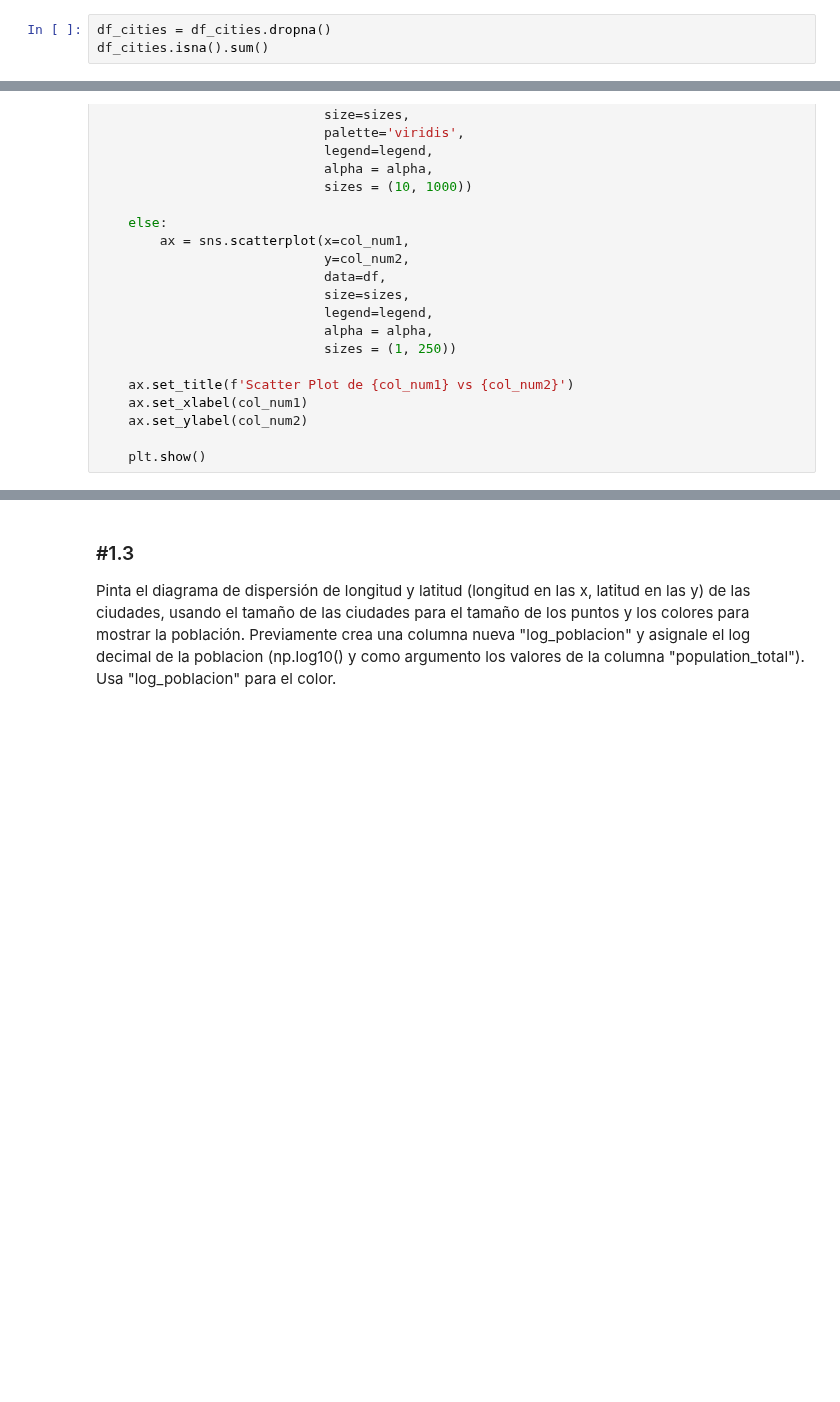
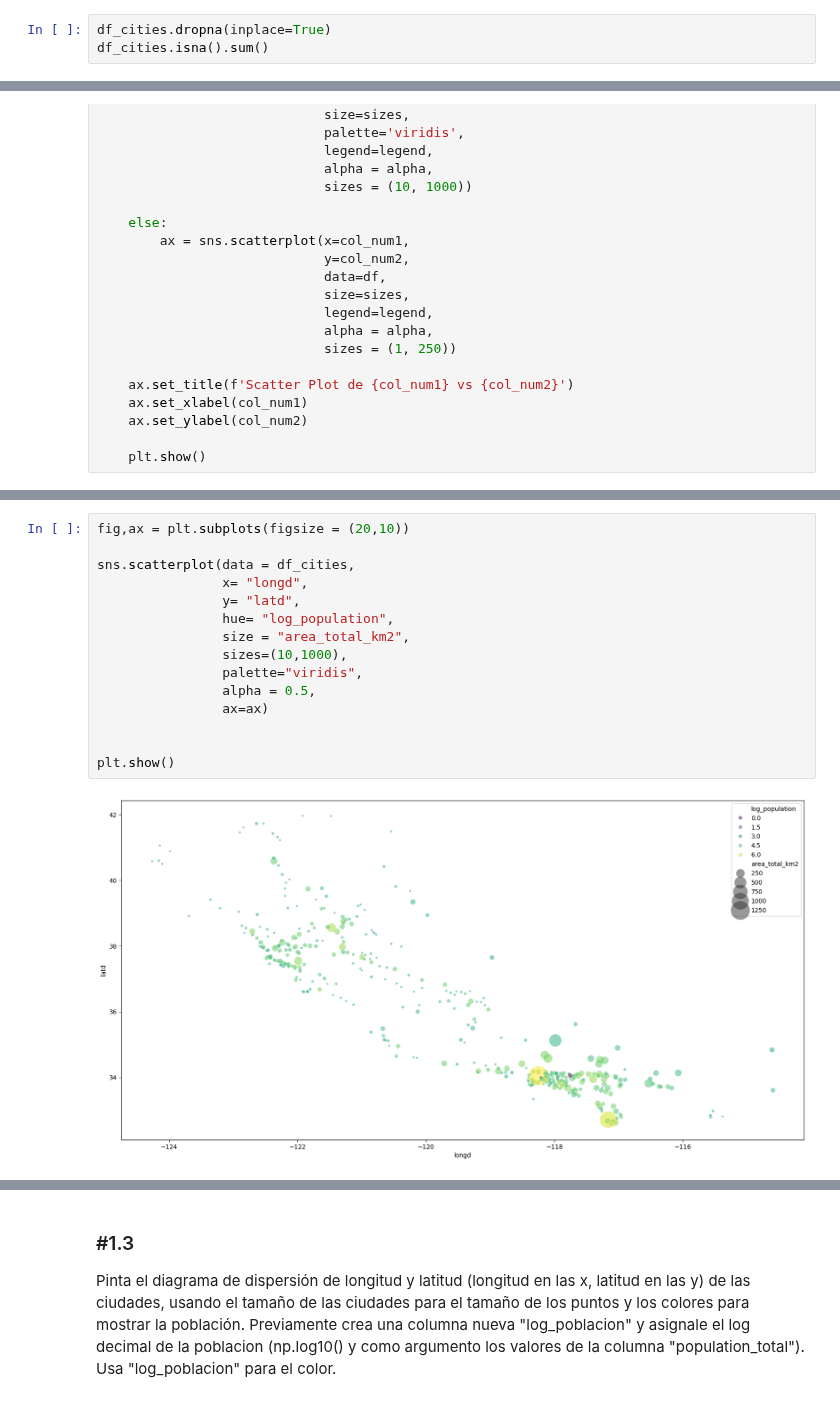
Before and after one commit to rafaneda7/ONLINE_DS_THEBRIDGE_RAFAELNEDA, a Jupyter notebook: 03 - Analisis de Datos/Sprint 8 - Visualización y Presentación/Unidad 2/Practica Obligatoria S8U2/18_Practica_Obligatoria_Visualizacion_Presentacion - LR.ipynb, the cells around one changed output, grey strips where cells are left out. Cells and saved outputs as stored; diff of their text form; blank space fills up the shorter version.

```diff
--- a/03 - Analisis de Datos/Sprint 8 - Visualización y Presentación/Unidad 2/Practica Obligatoria S8U2/18_Practica_Obligatoria_Visualizacion_Presentacion - LR.ipynb
+++ b/03 - Analisis de Datos/Sprint 8 - Visualización y Presentación/Unidad 2/Practica Obligatoria S8U2/18_Practica_Obligatoria_Visualizacion_Presentacion - LR.ipynb
@@ -44,7 +44,7 @@ Data columns (total 14 columns):
 dtypes: float64(11), int64(2), object(1)
 memory usage: 52.8+ KB
 # %%
-df_cities = df_cities.dropna()
+df_cities.dropna(inplace=True)
 df_cities.isna().sum()
 # %% [output]
 Unnamed: 0            0
@@ -124,0 +179,17 @@ def plot_scatter_4var(df, col_num1, col_num2, col_color=None, size_col=20, scale
+# %%
+fig,ax = plt.subplots(figsize = (20,10))
+
+sns.scatterplot(data = df_cities,
+                x= "longd",
+                y= "latd",
+                hue= "log_population",
+                size = "area_total_km2",
+                sizes=(10,1000),
+                palette="viridis",
+                alpha = 0.5,
+                ax=ax)
+
+
+plt.show()
+# %% [output]
+[figure, added]
```
Also changed, not shown: parts of 4 cells of this notebook.
